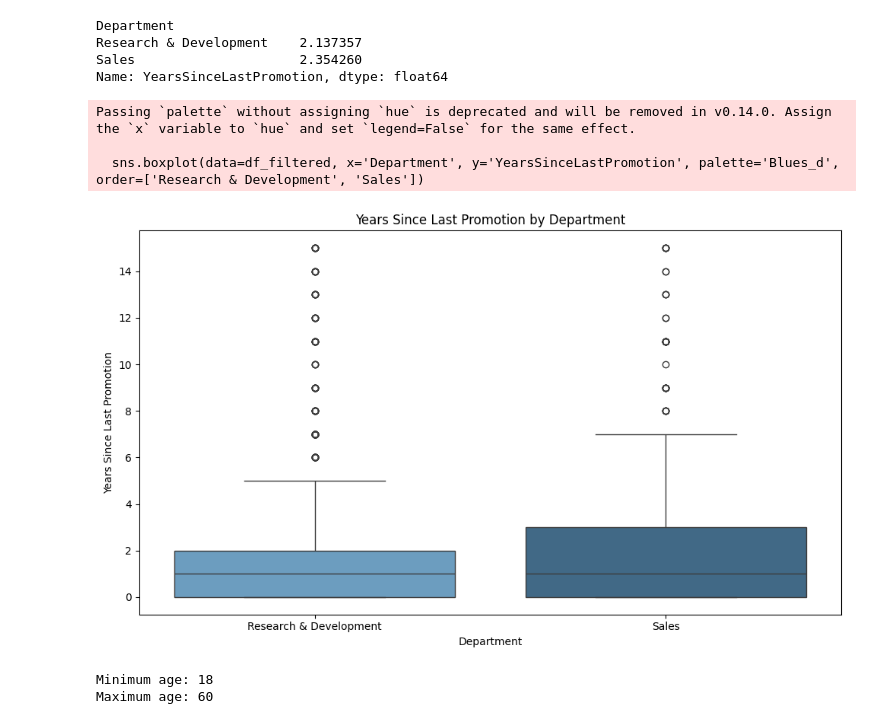
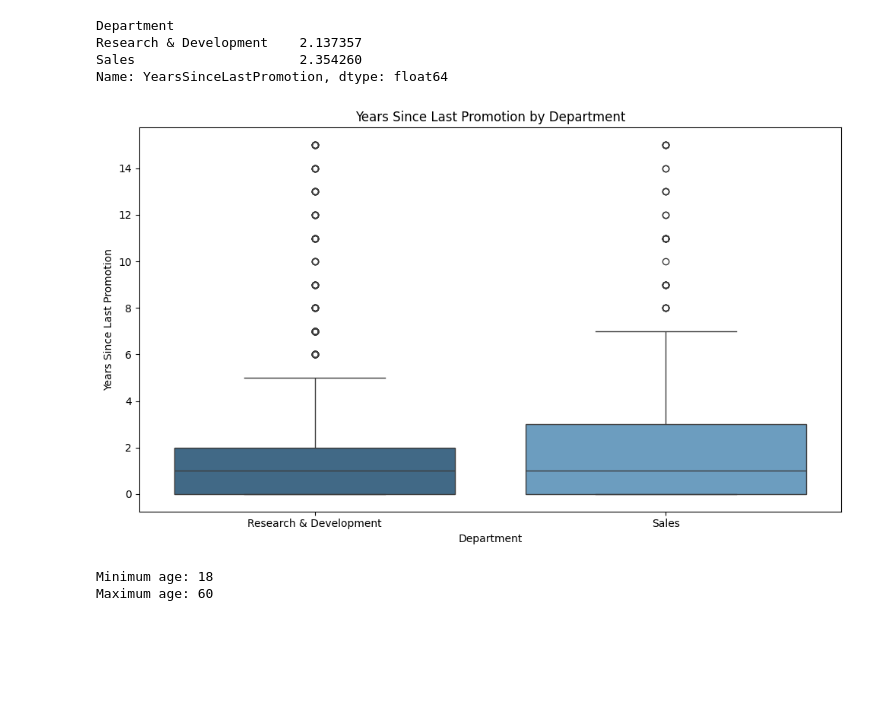
Before and after one commit to melo4yxa77796/EmployeeProductivityAnalysis, a Jupyter notebook: atrrition.ipynb, the cells around one changed output. Cells and saved outputs as stored; diff of their text form; code cells hidden in the pictures; blank space fills up the shorter version.

```diff
--- a/atrrition.ipynb
+++ b/atrrition.ipynb
@@ -350,19 +371,16 @@ Name: YearsSinceLastPromotion, dtype: float64
 # %%
 
 
 plt.figure(figsize=(10,6))
-sns.boxplot(data=df_filtered, x='Department', y='YearsSinceLastPromotion', palette='Blues_d', order=['Research & Development', 'Sales'])
+sns.boxplot(data=df_filtered, x='Department', y='YearsSinceLastPromotion', palette='Blues_d', order=['Research & Development', 'Sales'], hue='Department', legend=False)
 plt.title('Years Since Last Promotion by Department')
 plt.xlabel('Department')
 plt.ylabel('Years Since Last Promotion')
 plt.tight_layout()
 plt.savefig('years_since_last_promotion.png', dpi=300, bbox_inches='tight')
 plt.show()
 # %% [output]
-Passing `palette` without assigning `hue` is deprecated and will be removed in v0.14.0. Assign the `x` variable to `hue` and set `legend=False` for the same effect.
-
-  sns.boxplot(data=df_filtered, x='Department', y='YearsSinceLastPromotion', palette='Blues_d', order=['Research & Development', 'Sales'])
-[figure, old version]
+[figure, new version]
 # %%
 min_age = df['Age'].min()
 max_age = df['Age'].max()
```
Also changed, not shown: parts of 9 cells of this notebook, 5 other files.
